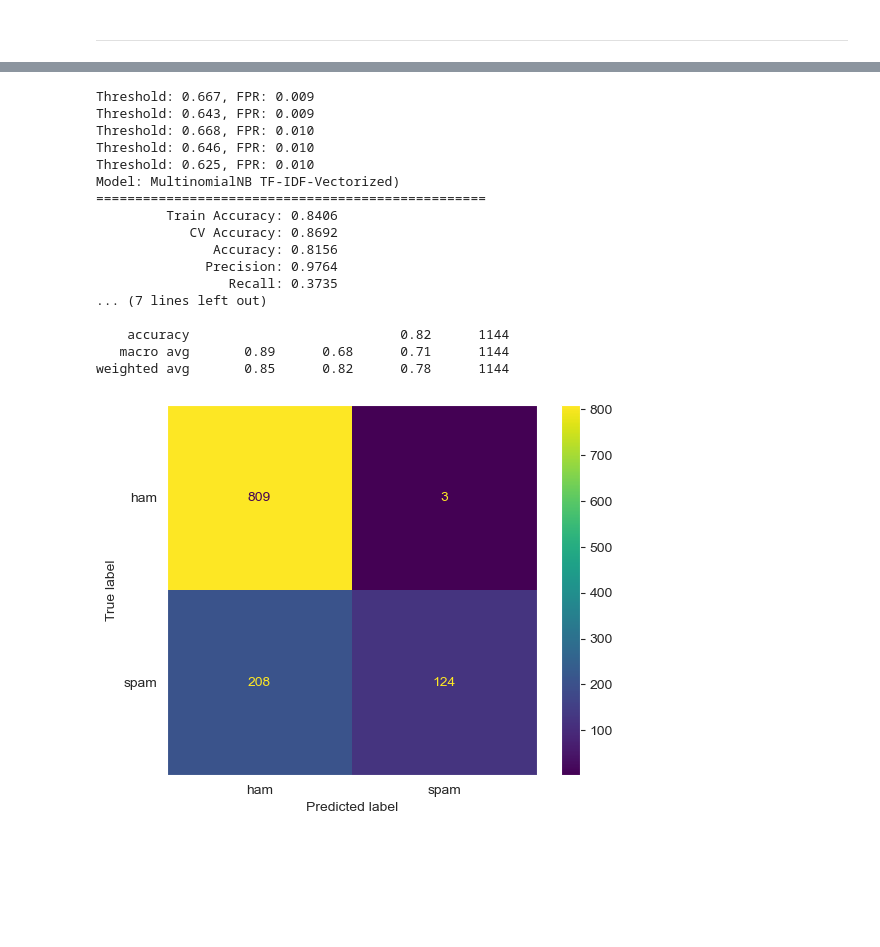
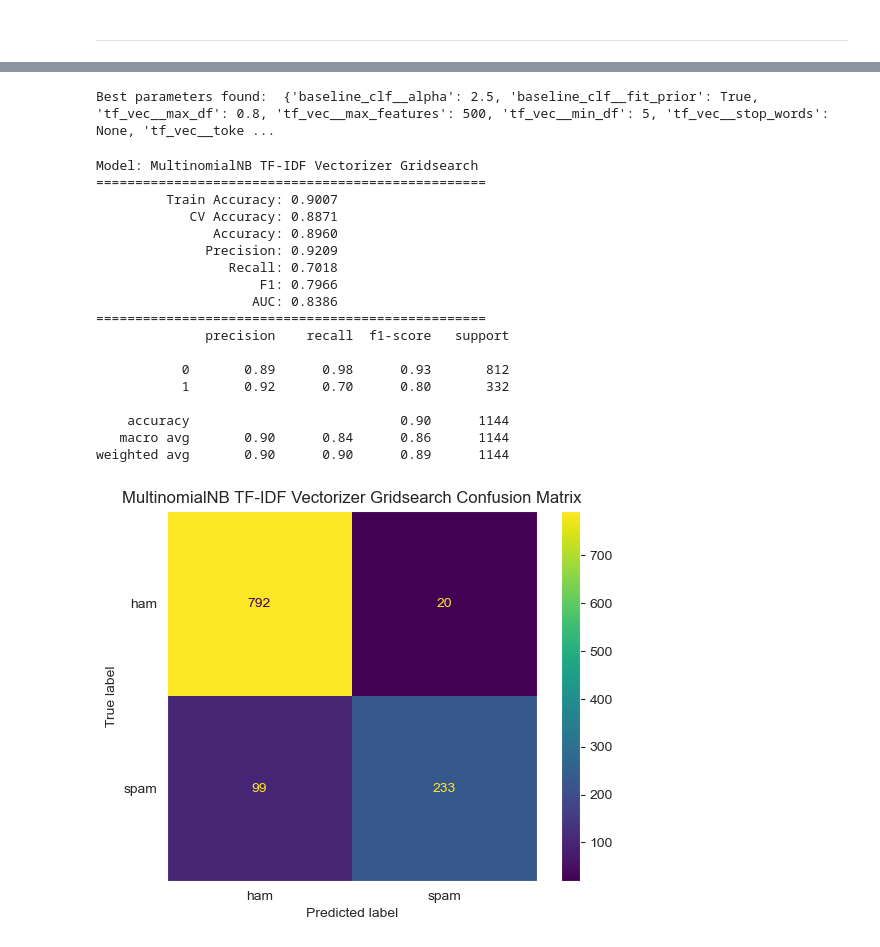
Before and after one commit to dman01337/HAM-vs-SPAM, a Jupyter notebook: Ham_vs_Spam.ipynb, the cells around one changed output, grey strips where cells are left out. Drawn from its saved outputs; the diff is of its cells as text; code cells hidden in the pictures; blank space fills up the shorter version.

```diff
--- a/Ham_vs_Spam.ipynb
+++ b/Ham_vs_Spam.ipynb
@@ -698,10 +645,0 @@ ANALYSIS:
-# %%
-
-step_tfidf_vec = ('tf_idf', TfidfVectorizer(max_features=1000,
-                                           stop_words=stop_words,
-                                           tokenizer=baseline_tokenizer))
-
-# Create and fit the pipeline for the baseline model
-pipe_baseline = Pipeline([step_tfidf_vec, step_baseline_model])
-
-pipe_baseline.fit(X_train, y_train)
@@ -723,21 +650,50 @@ Pipeline(steps=[('tf_idf',
+# %%
+step_tf_vec = ('tf_vec', TfidfVectorizer())
+
+pipe_nb_tf_clf = Pipeline([step_tf_vec, step_baseline_model])
+
+nb_tf_grid = {'tf_vec__max_features': [500],#2500, 3000, 3500],
+              'tf_vec__min_df': [1, 3, 5],
+              'tf_vec__max_df': [0.80, 0.85, 0.9],
+              'tf_vec__stop_words': [None, stop_words],
+              'tf_vec__tokenizer': [regexp_tokenizer, word_punct_tokenizer],
+              'baseline_clf__alpha': [0.5, 1.0, 2.0, 2.5],
+              'baseline_clf__fit_prior': [True, False]}
+
+
+
+# Set up the grid search
+nb_tf_grid_search = GridSearchCV(pipe_nb_tf_clf, nb_tf_grid, cv=5, scoring='precision', n_jobs=-1)
+
+# Fit the grid search
+nb_tf_grid_search.fit(X_train, y_train)
+
+# Print the best parameters and best score
+print("Best parameters found: ", nb_tf_grid_search.best_params_)
+# %% [output]
+Best parameters found:  {'baseline_clf__alpha': 2.5, 'baseline_clf__fit_prior': True, 'tf_vec__max_df': 0.8, 'tf_vec__max_features': 500, 'tf_vec__min_df': 5, 'tf_vec__stop_words': None, 'tf_vec__toke ...
 # %%
-display_results('MultinomialNB TF-IDF-Vectorized)', 'Email-Subject', pipe_baseline, X_train, y_train, X_test, y_test)
+display_results('MultinomialNB TF-IDF Vectorizer Gridsearch',
+                'Email-Subject',
+                nb_tf_grid_search.best_estimator_,
+                X_train, y_train, X_test, y_test)
 # %% [output]
-Threshold: 0.667, FPR: 0.009
-Threshold: 0.643, FPR: 0.009
-Threshold: 0.668, FPR: 0.010
-Threshold: 0.646, FPR: 0.010
-Threshold: 0.625, FPR: 0.010
-Model: MultinomialNB TF-IDF-Vectorized)
+Model: MultinomialNB TF-IDF Vectorizer Gridsearch
 ==================================================
-         Train Accuracy: 0.8406
-            CV Accuracy: 0.8692
-               Accuracy: 0.8156
-              Precision: 0.9764
-                 Recall: 0.3735
-... (7 lines left out)
+         Train Accuracy: 0.9007
+            CV Accuracy: 0.8871
+               Accuracy: 0.8960
+              Precision: 0.9209
+                 Recall: 0.7018
+                     F1: 0.7966
+                    AUC: 0.8386
+==================================================
+              precision    recall  f1-score   support
 
-    accuracy                           0.82      1144
-   macro avg       0.89      0.68      0.71      1144
-weighted avg       0.85      0.82      0.78      1144
+           0       0.89      0.98      0.93       812
+           1       0.92      0.70      0.80       332
+
+    accuracy                           0.90      1144
+   macro avg       0.90      0.84      0.86      1144
+weighted avg       0.90      0.90      0.89      1144
-[figure, old version]
+[figure, new version]
```
Also changed, not shown: parts of 31 cells of this notebook.
